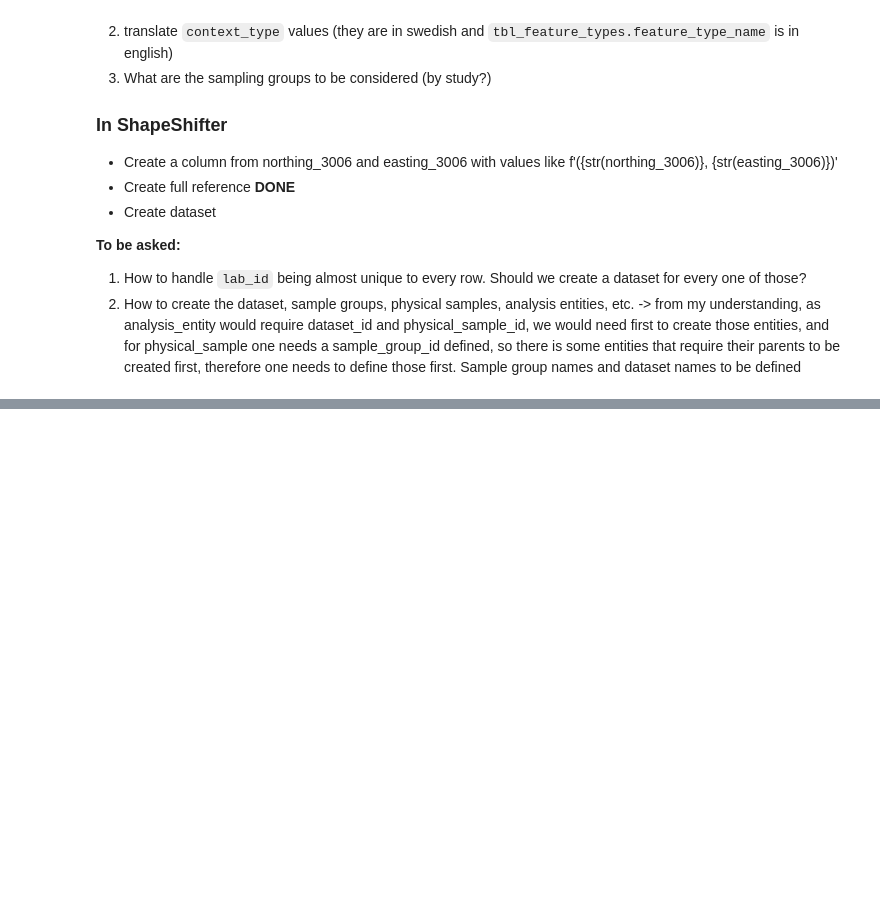
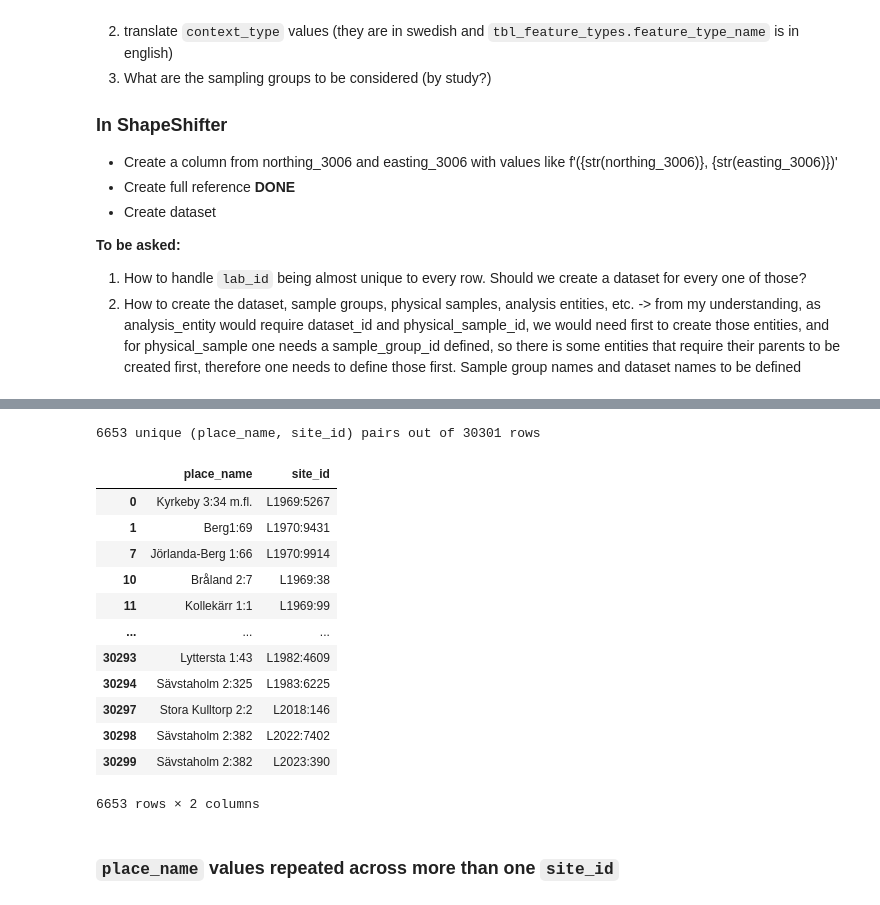
Before and after one commit to Br1CM/sead_strucke_data_cleaning, a Jupyter notebook: current/notebooks/exploration.ipynb, the cells around one changed output, grey strips where cells are left out. Drawn from its saved outputs; the diff is of its cells as text; code cells hidden in the pictures; blank space fills up the shorter version.

```diff
--- a/current/notebooks/exploration.ipynb
+++ b/current/notebooks/exploration.ipynb
@@ -1294,0 +1303,21 @@ from here we can conclude that there are some rows duplicated. and apart from th
+# %%
+place_lamningsnummer_pairs = df[['place_name', 'site_id']].drop_duplicates()
+print(f'{len(place_lamningsnummer_pairs)} unique (place_name, site_id) pairs out of {len(df)} rows')
+place_lamningsnummer_pairs
+# %% [output]
+6653 unique (place_name, site_id) pairs out of 30301 rows
+|  | place_name | site_id |
+| 0 | Kyrkeby 3:34 m.fl. | L1969:5267 |
+| 1 | Berg1:69 | L1970:9431 |
+| 7 | Jörlanda-Berg 1:66 | L1970:9914 |
+| 10 | Bråland 2:7 | L1969:38 |
+| 11 | Kollekärr 1:1 | L1969:99 |
+| ... | ... | ... |
+| 30293 | Lyttersta 1:43 | L1982:4609 |
+| 30294 | Sävstaholm 2:325 | L1983:6225 |
+| 30297 | Stora Kulltorp 2:2 | L2018:146 |
+| 30298 | Sävstaholm 2:382 | L2022:7402 |
+| 30299 | Sävstaholm 2:382 | L2023:390 |
+6653 rows × 2 columns
+# %% [markdown]
+### `place_name` values repeated across more than one `site_id`
```
Also changed, not shown: parts of 6 cells of this notebook, 1 other file.
